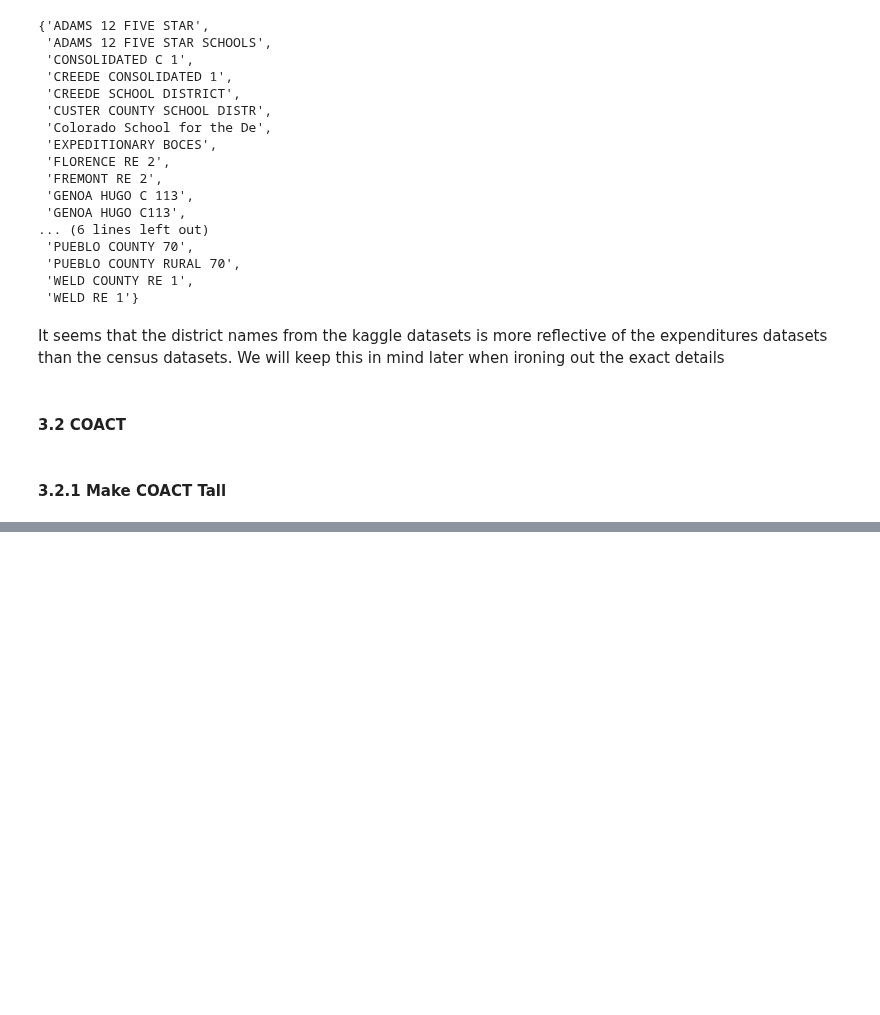
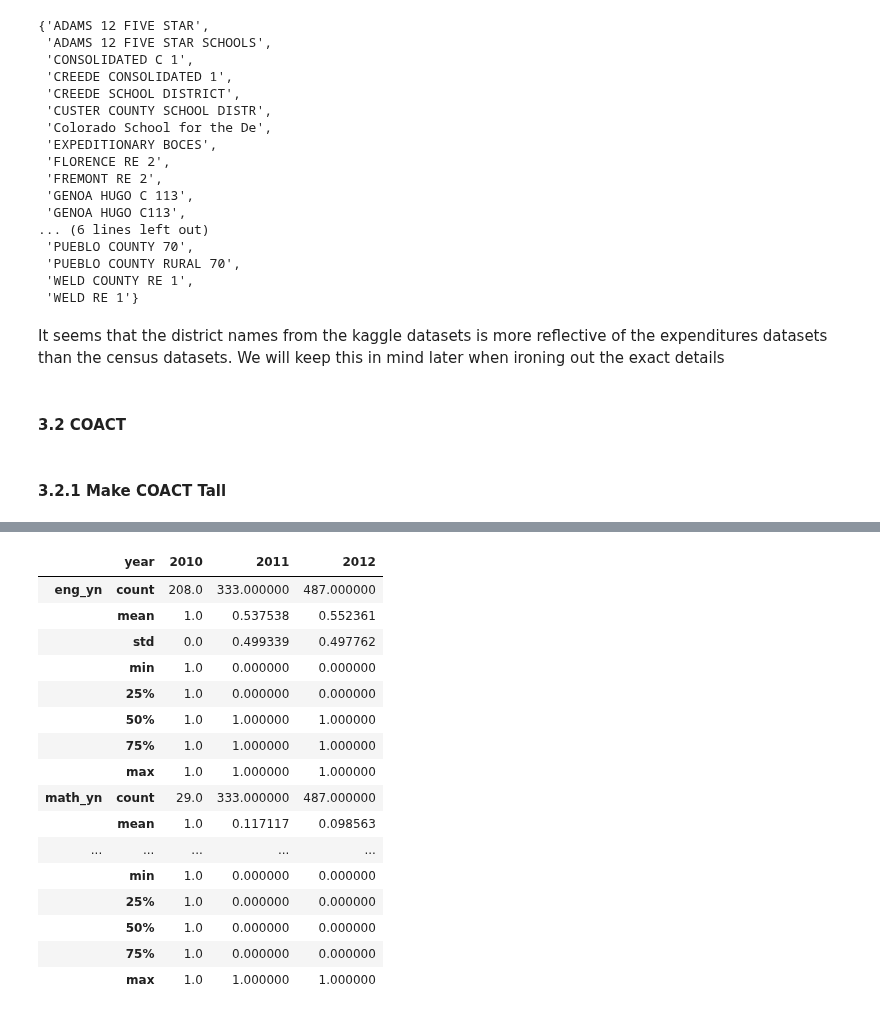
Before and after one commit to clewis53/CaeleyLewis-Capstone2-StoryOfColoradoEducation, a Jupyter notebook: notebooks/0.2-EDA.ipynb, the cells around one changed output, grey strips where cells are left out. Cells and saved outputs as stored; diff of their text form; code cells hidden in the pictures; blank space fills up the shorter version.

```diff
--- a/notebooks/0.2-EDA.ipynb
+++ b/notebooks/0.2-EDA.ipynb
@@ -945,0 +985,3 @@ coact_2012.head()
+# %%
+coact = make_datasets.make_tall([coact_2010, coact_2011, coact_2012], id_col=(2010,2011,2012), id_name='year').drop('district_name', axis=1)
+coact.head()
@@ -945,0 +995,20 @@ coact_2012.head()
+# %%
+coact.groupby('year')[['eng_yn','math_yn','read_yn','sci_yn']].describe().T
+# %% [output]
+|  | year | 2010 | 2011 | 2012 |
+| eng_yn | count | 208.0 | 333.000000 | 487.000000 |
+|  | mean | 1.0 | 0.537538 | 0.552361 |
+|  | std | 0.0 | 0.499339 | 0.497762 |
+|  | min | 1.0 | 0.000000 | 0.000000 |
+|  | 25% | 1.0 | 0.000000 | 0.000000 |
+|  | 50% | 1.0 | 1.000000 | 1.000000 |
+|  | 75% | 1.0 | 1.000000 | 1.000000 |
+|  | max | 1.0 | 1.000000 | 1.000000 |
+| math_yn | count | 29.0 | 333.000000 | 487.000000 |
+|  | mean | 1.0 | 0.117117 | 0.098563 |
+| ... | ... | ... | ... | ... |
+|  | min | 1.0 | 0.000000 | 0.000000 |
+|  | 25% | 1.0 | 0.000000 | 0.000000 |
+|  | 50% | 1.0 | 0.000000 | 0.000000 |
+|  | 75% | 1.0 | 0.000000 | 0.000000 |
+|  | max | 1.0 | 1.000000 | 1.000000 |
```
Also changed, not shown: parts of 9 cells of this notebook, 5 other files.
